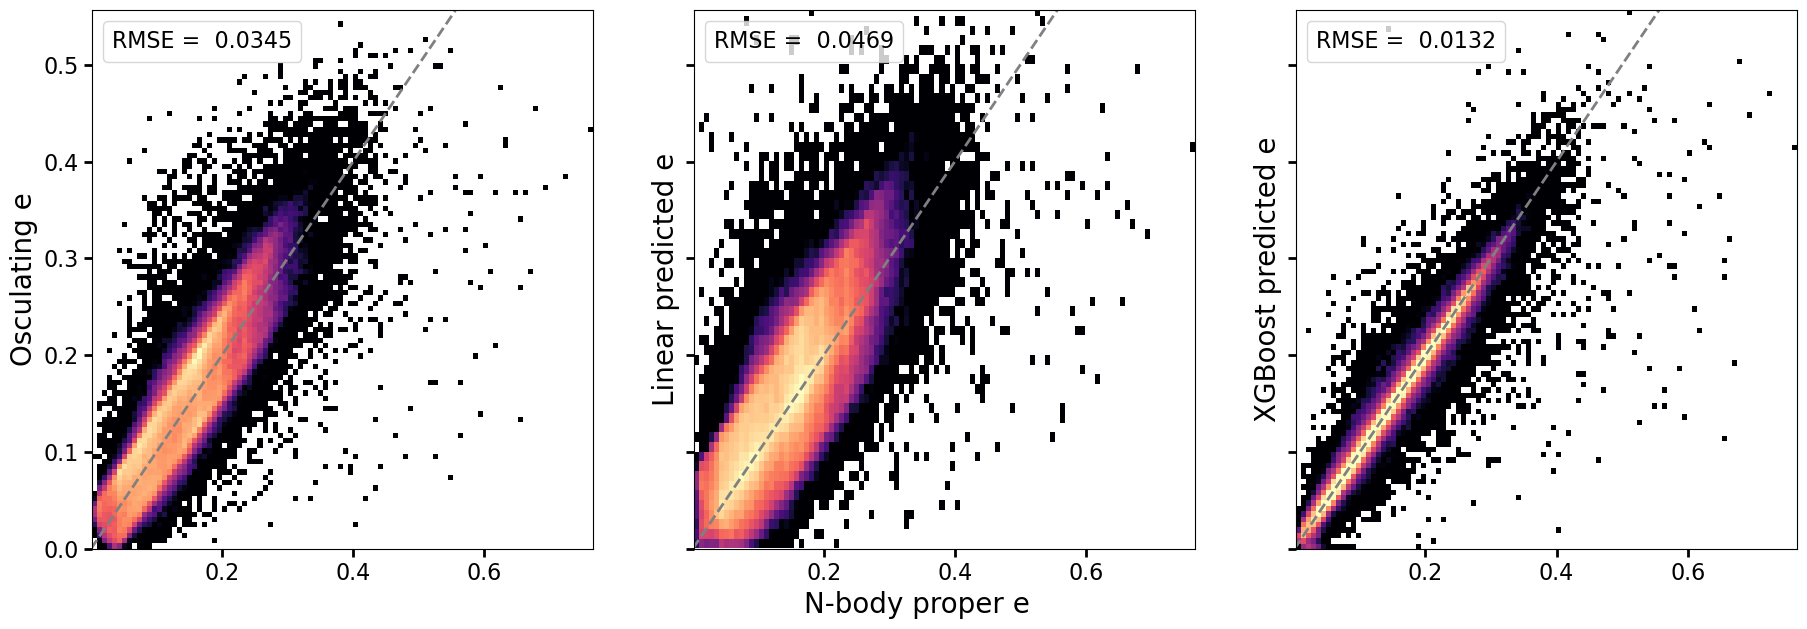
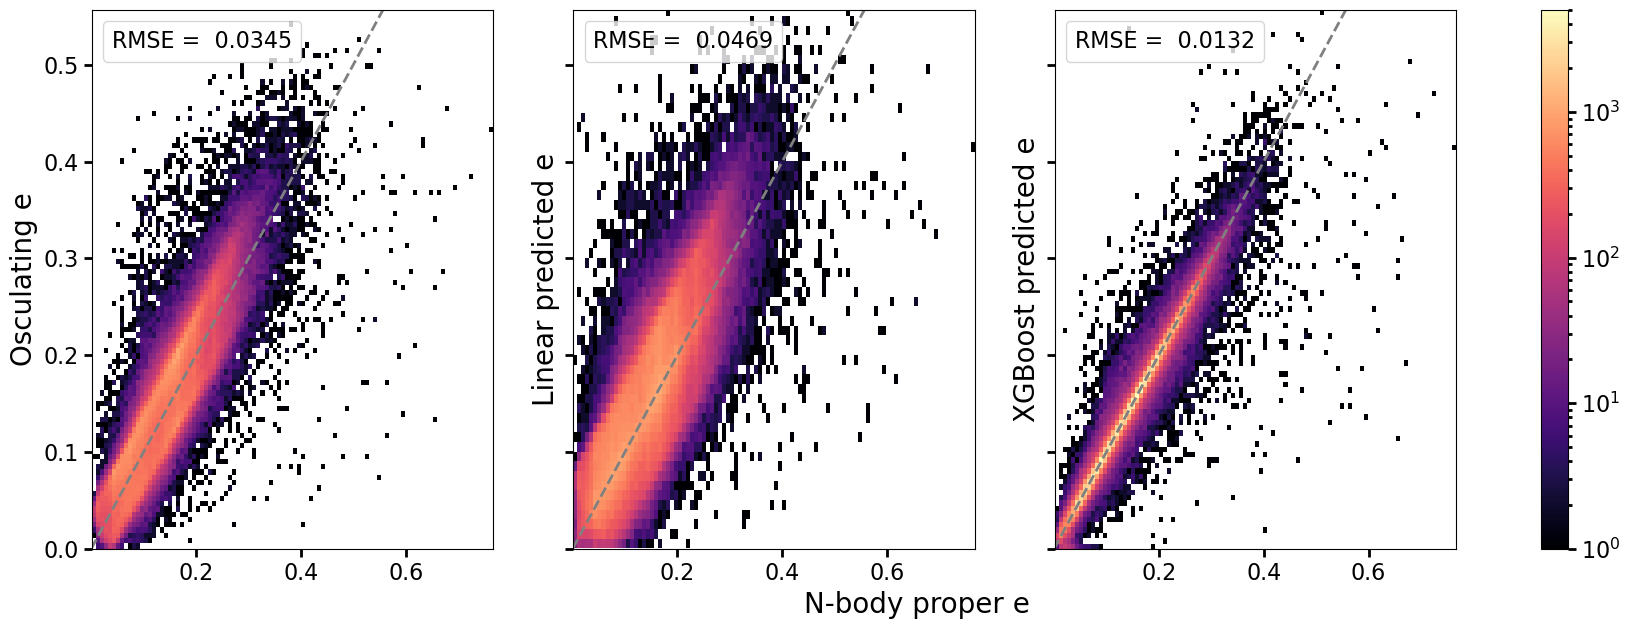
The notebook cell's code change between the first figure and the second:
--- before
+++ after
@@ -7,9 +7,8 @@
 })
 
-fig, axs = plt.subplots(1, 3, figsize=(22, 7), sharex=True, sharey=True)
+fig, axs = plt.subplots(1, 3, figsize=(25, 7), sharex=True, sharey=True)
 bins = 100
-vmin = 10
 cmap = mpl.cm.magma
-norm = LogNorm(vmin=vmin)
+norm = LogNorm(vmin=1, vmax=5000)
 
 data = [
@@ -27,5 +26,5 @@
 	x = x[(x <= 1) & (y <= 1)]
 	y = y[(x <= 1) & (y <= 1)]
-	h = ax.hist2d(x, y, bins=bins, norm=norm, cmap=cmap)
+	h = ax.hist2d(x, y, bins=bins, cmap=cmap, norm=norm)
 
 	minval = min(x.min(), y.min())
@@ -49,4 +48,6 @@
 	X, Y = np.meshgrid((xedges[:-1] + xedges[1:])/2, (yedges[:-1] + yedges[1:])/2)
 
+fig.colorbar(h[3], ax=axs.ravel().tolist())
+
 fig.supxlabel("N-body proper e", fontsize = 20)
 plt.savefig("./plots/comparisons_e.pdf")

Commit: Clean up several plots